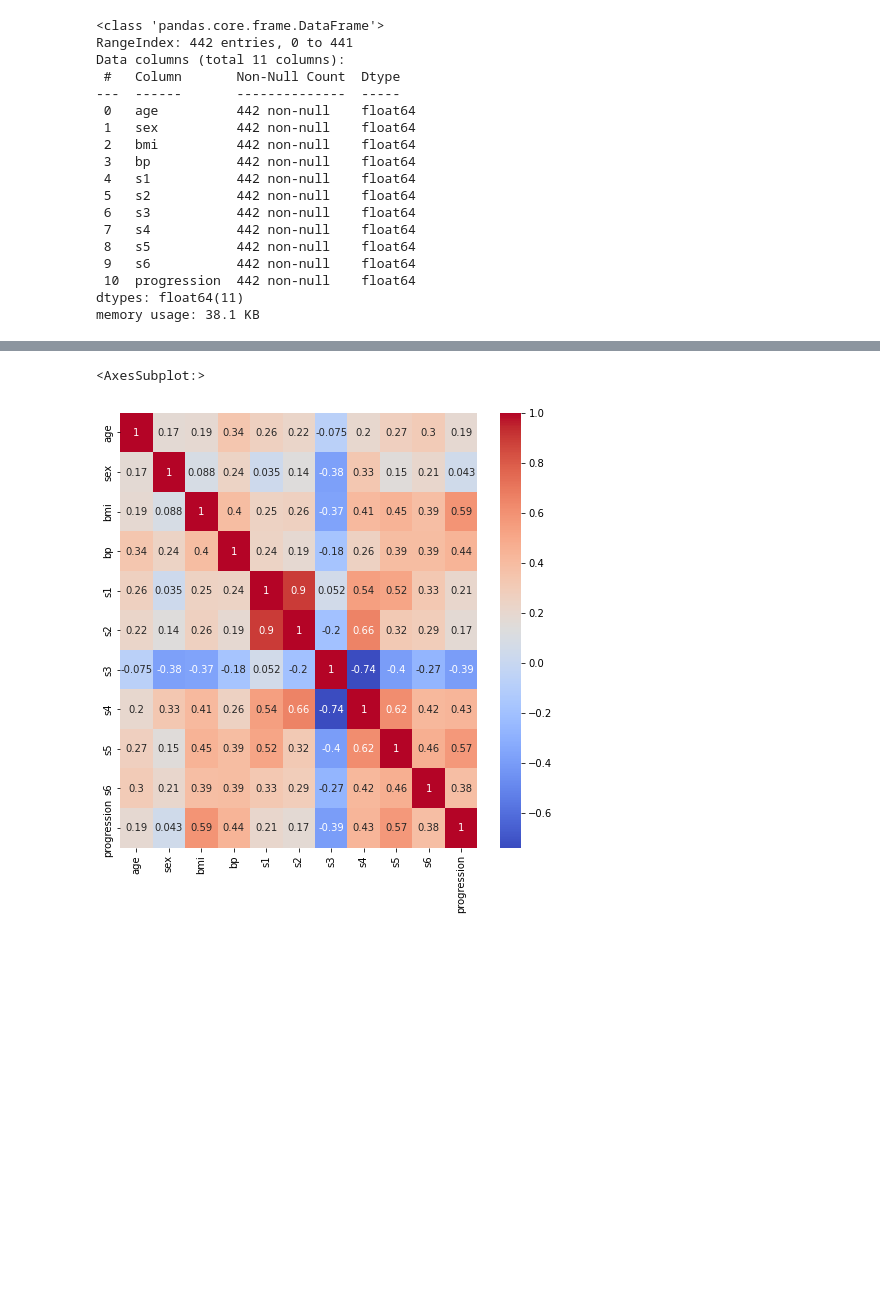
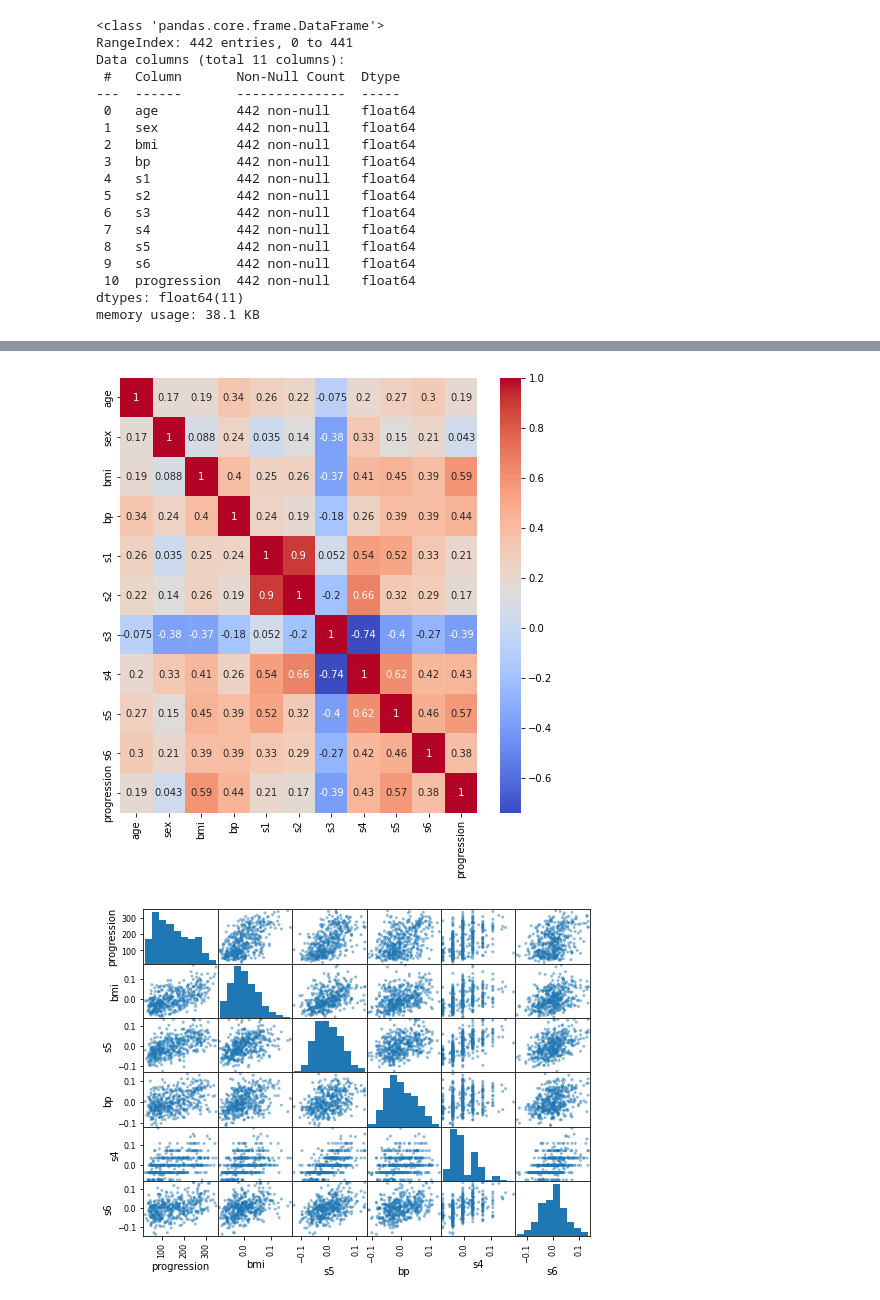
Before and after one commit to AlvaroValdelamar/Diabetes-Prediction, a Jupyter notebook: diabetes-prediction.ipynb, the cells around one changed output, grey strips where cells are left out. Cells and saved outputs as stored; diff of their text form; code cells hidden in the pictures; blank space fills up the shorter version.

```diff
--- a/diabetes-prediction.ipynb
+++ b/diabetes-prediction.ipynb
@@ -99,13 +128,19 @@ memory usage: 38.1 KB
 # %%
-# Now well check the correlation matrix
-corr = diabetes_df.corr()
+# We plot the correlation matrix
 plt.subplots(figsize=(8,8))
-sns.heatmap(corr, annot=True, cmap='coolwarm')
-# Features that have a correlation over 0.5 with the targe value are
-# the bmi, and s5.
+sns.heatmap(corr, annot=True, cmap='coolwarm');
 # We can also see some features are highly correlated between each other
 # Such as s1 and s2, and s1 and s4, s2 and s4.
 # %% [output]
-<AxesSubplot:>
 [figure]
+# %%
+# We can use the scatter matrix to see the data distribution
+# from variables that have a correlation coefficient of over 0.3
+from pandas.plotting import scatter_matrix
+attributes = ['progression', 'bmi', 's5', 'bp', 's4', 's6']
+scatter_matrix(diabetes_df[attributes], figsize=(8, 6));
+# bmi and s5 have a more visible linear distribution with progression
+# than bp, s6, and s4.
+# %% [output]
+[figure, added]
 # %% [markdown]
```
Also changed, not shown: parts of 19 cells of this notebook.
